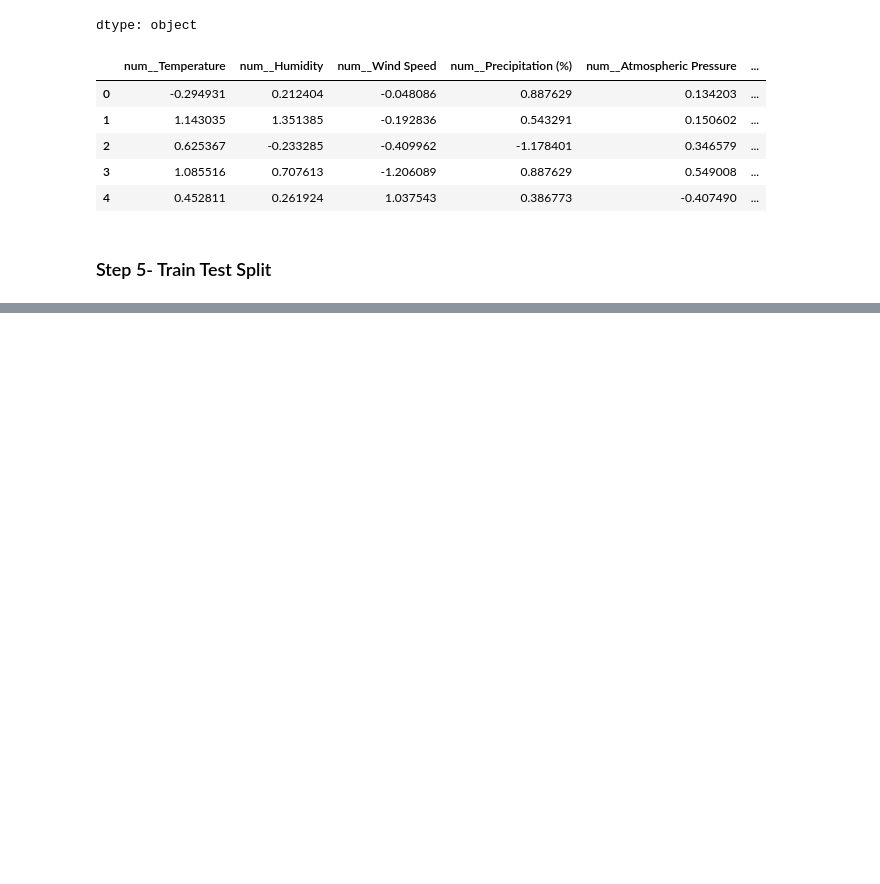
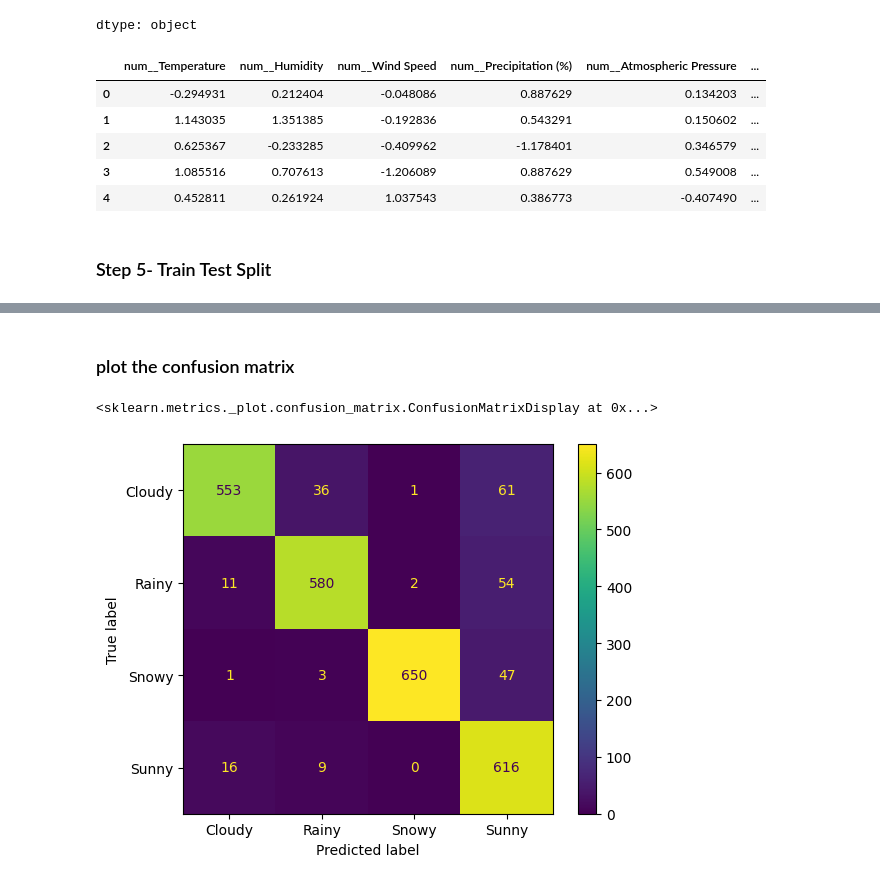
Before and after one commit to DhanashreeAmbekar/Deep-Learning, a Jupyter notebook: Multiclass.ipynb, the cells around one changed output, grey strips where cells are left out. Drawn from its saved outputs; the diff is of its cells as text; code cells hidden in the pictures; blank space fills up the shorter version.

```diff
--- a/Multiclass.ipynb
+++ b/Multiclass.ipynb
@@ -139,0 +349,3 @@ xtrain, xtest, ytrain, ytest = train_test_split(X_pre, Y, test_size=0.2, random_
+# %%
+classes = [i.split("_")[1] for i in ytrain_pre.columns]
+classes
@@ -139,0 +356,4 @@ xtrain, xtest, ytrain, ytest = train_test_split(X_pre, Y, test_size=0.2, random_
+# %%
+import numpy as np
+yprob_index =np.argmax(yprob_train,axis=1)
+yprob_index
@@ -139,0 +376,8 @@ xtrain, xtest, ytrain, ytest = train_test_split(X_pre, Y, test_size=0.2, random_
+# %%
+def predict_result(model, x):
+  yprob = model.predict(x)
+  yprob_index = np.argmax(yprob, axis=1)
+  ypred = [classes[i] for i in yprob_index]
+  return ypred, yprob
+# %%
+ypred_test, yprob_test = predict_result(model, xtest)
@@ -139,0 +399,9 @@ xtrain, xtest, ytrain, ytest = train_test_split(X_pre, Y, test_size=0.2, random_
+# %% [markdown]
+### plot the confusion matrix
+# %%
+from sklearn.metrics import ConfusionMatrixDisplay
+
+ConfusionMatrixDisplay.from_predictions(ytest, ypred_test)
+# %% [output]
+<sklearn.metrics._plot.confusion_matrix.ConfusionMatrixDisplay at 0x...>
+[figure, added]
```
Also changed, not shown: parts of 56 cells of this notebook.
